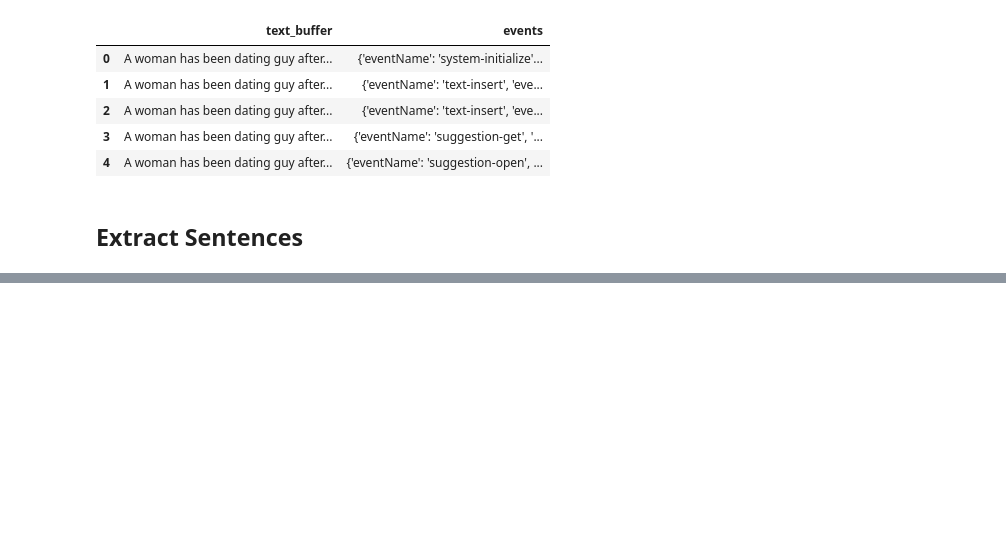
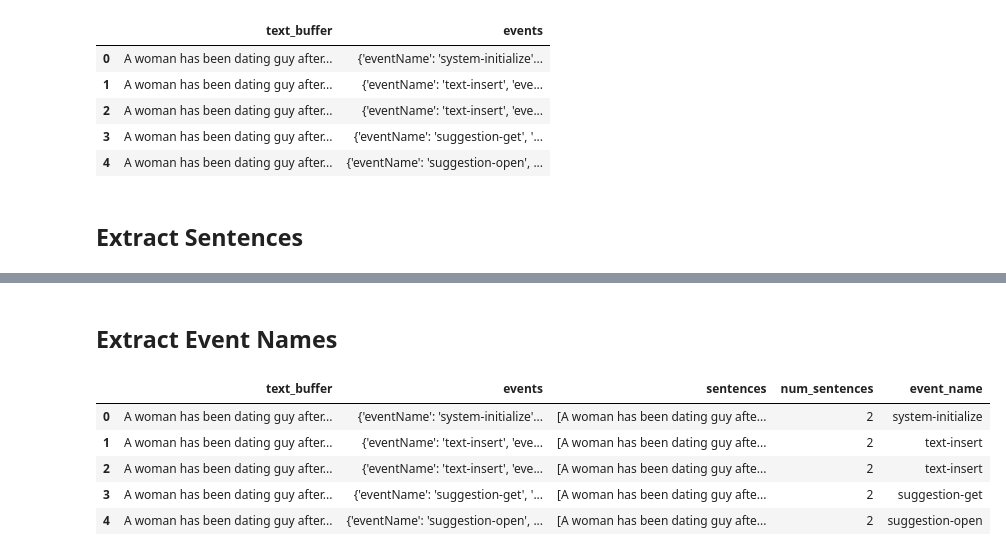
Before and after one commit to srivarshan-s/CoAuthorViz, a Jupyter notebook: trial.ipynb, the cells around one changed output, grey strips where cells are left out. Saved outputs shown, nothing was run; the diff lists cells and outputs as text; code cells hidden in the pictures; blank space fills up the shorter version.

```diff
--- a/trial.ipynb
+++ b/trial.ipynb
@@ -69,0 +85,2 @@ for text in df["text_buffer"]:
+# %% [markdown]
+## Extract Event Names
@@ -69,0 +89,9 @@ for text in df["text_buffer"]:
+# %%
+df.head()
+# %% [output]
+|  | text_buffer | events | sentences | num_sentences | event_name |
+| 0 | A woman has been dating guy after... | {'eventName': 'system-initialize'... | [A woman has been dating guy afte... | 2 | system-initialize |
+| 1 | A woman has been dating guy after... | {'eventName': 'text-insert', 'eve... | [A woman has been dating guy afte... | 2 | text-insert |
+| 2 | A woman has been dating guy after... | {'eventName': 'text-insert', 'eve... | [A woman has been dating guy afte... | 2 | text-insert |
+| 3 | A woman has been dating guy after... | {'eventName': 'suggestion-get', '... | [A woman has been dating guy afte... | 2 | suggestion-get |
+| 4 | A woman has been dating guy after... | {'eventName': 'suggestion-open', ... | [A woman has been dating guy afte... | 2 | suggestion-open |
```
Also changed, not shown: parts of 17 cells of this notebook.
